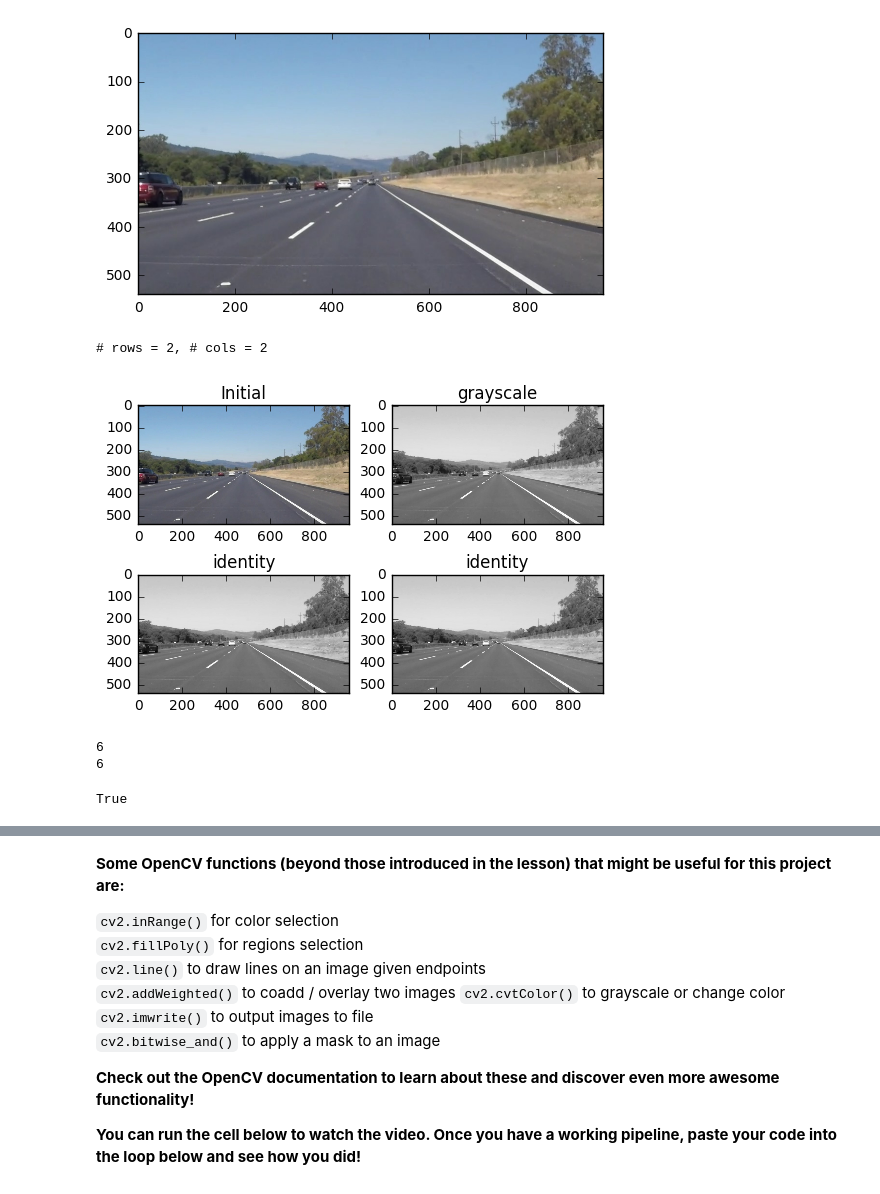
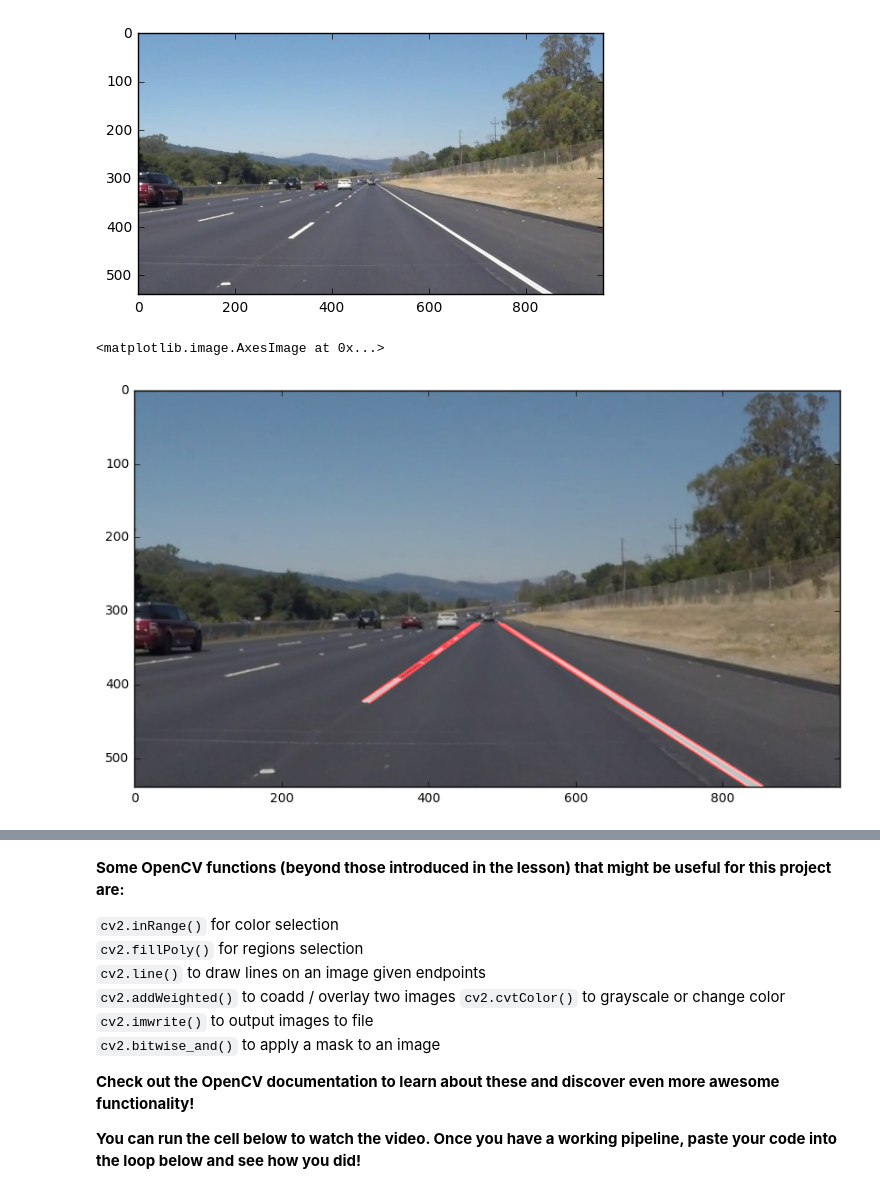
Before and after one commit to ryan-keenan/P0_prototype, a Jupyter notebook: P0_Harder.ipynb, the cells around one changed output, grey strips where cells are left out. Saved outputs shown, nothing was run; the diff lists cells and outputs as text; code cells hidden in the pictures.

```diff
--- a/P0_Harder.ipynb
+++ b/P0_Harder.ipynb
@@ -39,12 +40,15 @@ This image is:  <class 'numpy.ndarray'> with dimesions: (540, 960, 3)
 [figure]
 # %%
 # ASSUMPTION img is the first argument to the transformation function
-def visualize_pipeline(fns, fns_args, initial_img):
+def run_pipeline(fns, fns_args, initial_img):
     imgs = [initial_img]
     for fn, fn_args in zip(fns, fns_args):
         img = fn(imgs[-1], *fn_args)
         imgs.append(img)
 
+    return imgs
+
+def visualize_pipeline(fig, imgs):
     # plot imgs
     n = len(imgs)
     cols = 2
@@ -52,42 +56,11 @@ def visualize_pipeline(fns, fns_args, initial_img):
     if n % cols != 0:
         rows += 1
     print('# rows = {}, # cols = {}'.format(rows, cols))
-    fig = plt.figure()
     for i, img in enumerate(imgs):
         plt.subplot(rows, cols, i+1)
-        if i == 0:
-            plt.title('Initial')
-        else:
-            plt.title(fns[i-1].__name__)
-
+        plt.title(i+1)
         img_dims = len(img.shape)
         if img_dims < 3:
             plt.imshow(img, cmap='Greys_r')
         else:
             plt.imshow(img)
-# %%
-def grayscale(img):
-    return cv2.cvtColor(image,cv2.COLOR_BGR2GRAY)
-
-def canny(img):
-
-def identity(x):
-    return np.copy(x)
-
-visualize_pipeline((grayscale, identity, identity), ((), (), ()), image)
-# %% [output]
-# rows = 2, # cols = 2
-[figure, removed]
-# %%
-a = (1,2,3)
-def foo(a,b,c):
-    return a + b + c
-print(foo(*a))
-print(foo(1, *(2,3)))
-# %% [output]
-6
-6
-# %%
-6 % 2 == 0
-# %% [output]
-True
@@ -93,0 +130,19 @@ True
+# %%
+image = mpimg.imread('solidWhiteRight.jpg')
+fns = (grayscale, gaussian_noise, canny, region_of_interest, hough_lines, weighted_img)
+fns_args = (
+    (),
+    (5,),
+    (50, 150),
+    (np.array([[(120,539),(440, 317), (520, 317), (900,539)]], dtype=np.int32),),
+    (np.copy(image)*0, 1, np.radians(1), 25, 20, 30),
+    (np.copy(image),)
+)
+# %%
+imgs = run_pipeline(fns, fns_args, image)
+# %%
+plt.figure(figsize=(10,10))
+plt.imshow(imgs[-1], cmap='Greys_r')
+# %% [output]
+<matplotlib.image.AxesImage at 0x...>
+[figure, added]
```
Also changed, not shown: parts of 9 cells of this notebook.
